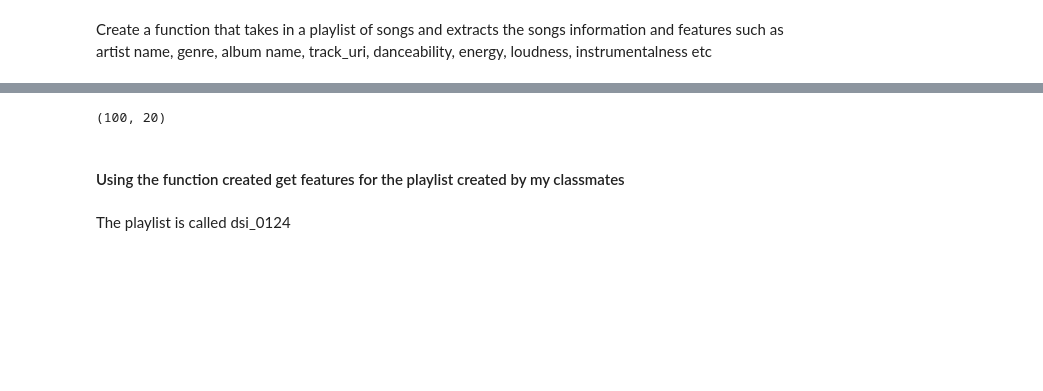
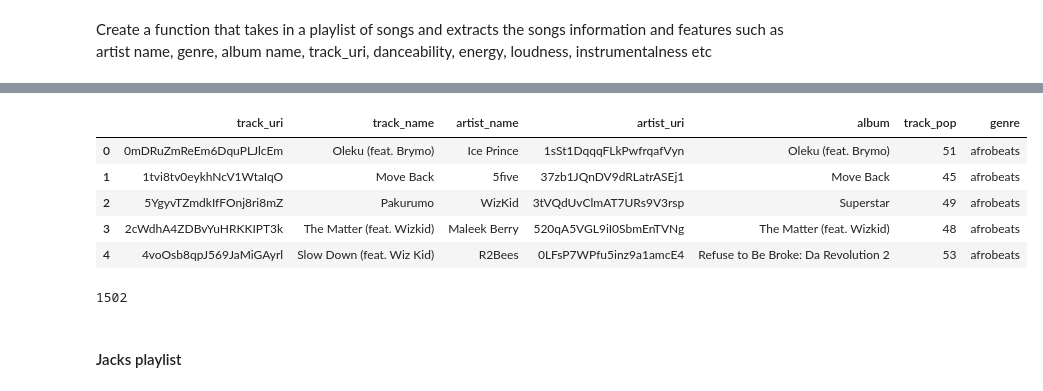
Before and after one commit to CaptCardoso/Afrobeats-Recommender-System, a Jupyter notebook: notebooks/01 data gathering.ipynb, the cells around one changed output, grey strips where cells are left out. Cells and saved outputs as stored; diff of their text form; code cells hidden in the pictures; blank space fills up the shorter version.

```diff
--- a/notebooks/01 data gathering.ipynb
+++ b/notebooks/01 data gathering.ipynb
@@ -41,4 +34,0 @@ list
-# %%
-info = []
-for track in tracks["items"]:
-        info.append((track["track"]["uri"]).split(':')[2])
@@ -52,6 +44,12 @@ TypeError: list indices must be integers or slices, not str
 ## Get song info
 # %% [markdown]
 Create a function that takes in a playlist of songs and extracts the songs information and features such as artist name, genre, album name, track_uri, danceability, energy, loudness, instrumentalness etc
+# %%
+def get_features(tracks_uri):
+    features = []
+    for track_uri in tracks_uri:
+        features.append(sp.audio_features(track_uri)[0])
+    return features
 # %%
 def get_track_info(playlist):
 
@@ -153,0 +220,6 @@ def get_track_info(playlist):
+# %%
+def raw_data(user_playlist_url, genre):
+    user_playlist_info = get_track_info(user_playlist_url)
+    #add user genre
+    user_playlist_info.loc[:,'genre'] = genre
+    return user_playlist_info
@@ -164,9 +230,18 @@ afrobeats_all_info.head(2)
-# %%
-afrobeats_all_info.shape
-# %% [output]
-(100, 20)
-# %% [markdown]
-#### Using the function created get features for the playlist created by my classmates
-# %% [markdown]
-The playlist is called dsi_0124
+# %%
+afrobeats_df = raw_data(afrobeats_playlist_url, 'afrobeats')
+# %%
+afrobeats_df.head()
+# %% [output]
+|  | track_uri | track_name | artist_name | artist_uri | album | track_pop | genre |
+| 0 | 0mDRuZmReEm6DquPLJlcEm | Oleku (feat. Brymo) | Ice Prince | 1sSt1DqqqFLkPwfrqafVyn | Oleku (feat. Brymo) | 51 | afrobeats |
+| 1 | 1tvi8tv0eykhNcV1WtaIqO | Move Back | 5five | 37zb1JQnDV9dRLatrASEj1 | Move Back | 45 | afrobeats |
+| 2 | 5YgyvTZmdkIfFOnj8ri8mZ | Pakurumo | WizKid | 3tVQdUvClmAT7URs9V3rsp | Superstar | 49 | afrobeats |
+| 3 | 2cWdhA4ZDBvYuHRKKIPT3k | The Matter (feat. Wizkid) | Maleek Berry | 520qA5VGL9iI0SbmEnTVNg | The Matter (feat. Wizkid) | 48 | afrobeats |
+| 4 | 4voOsb8qpJ569JaMiGAyrl | Slow Down (feat. Wiz Kid) | R2Bees | 0LFsP7WPfu5inz9a1amcE4 | Refuse to Be Broke: Da Revolution 2 | 53 | afrobeats |
+# %%
+len(afrobeats_df)
+# %% [output]
+1502
+# %% [markdown]
+#### Jacks playlist
 # %%
```
Also changed, not shown: parts of 43 cells of this notebook, 3 other files.
